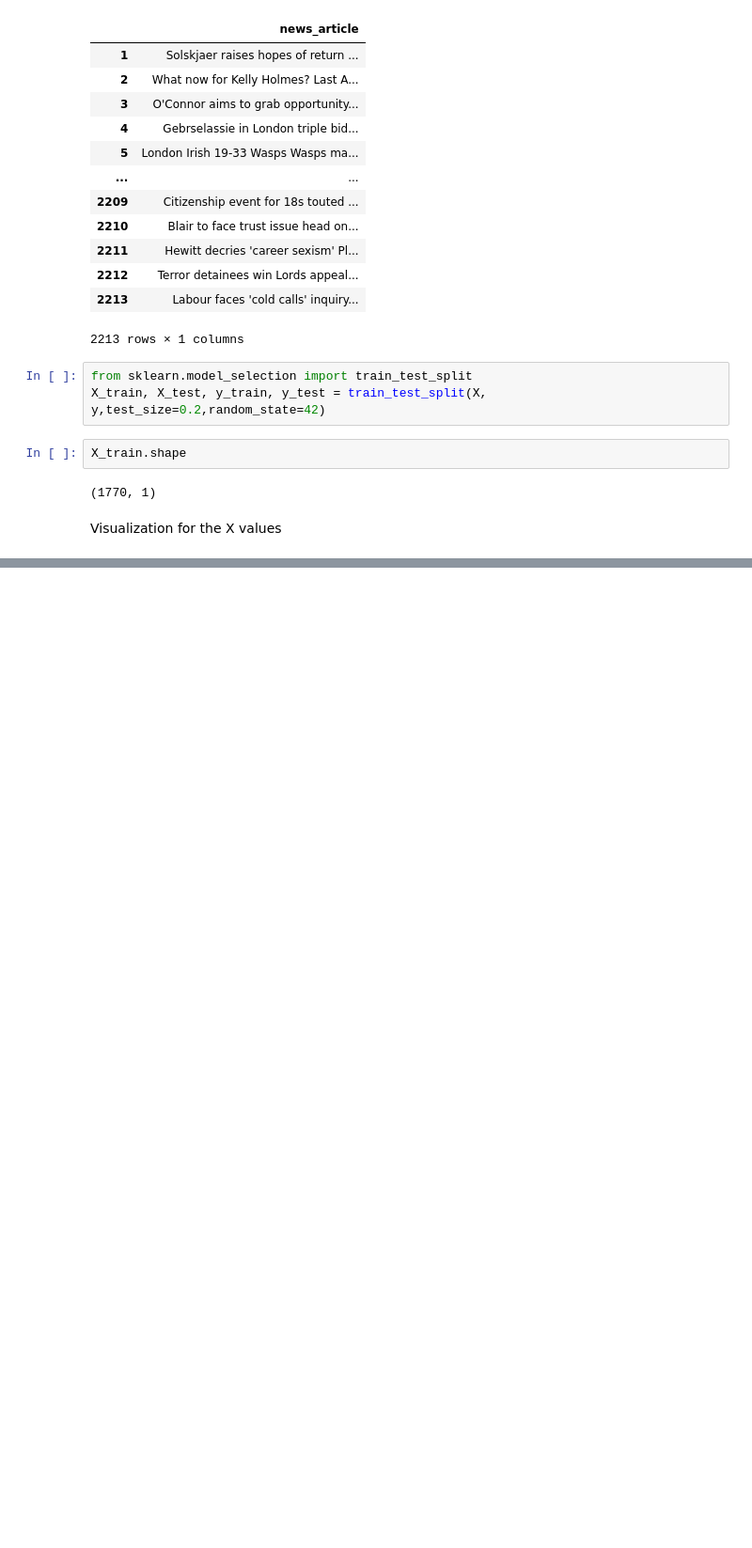
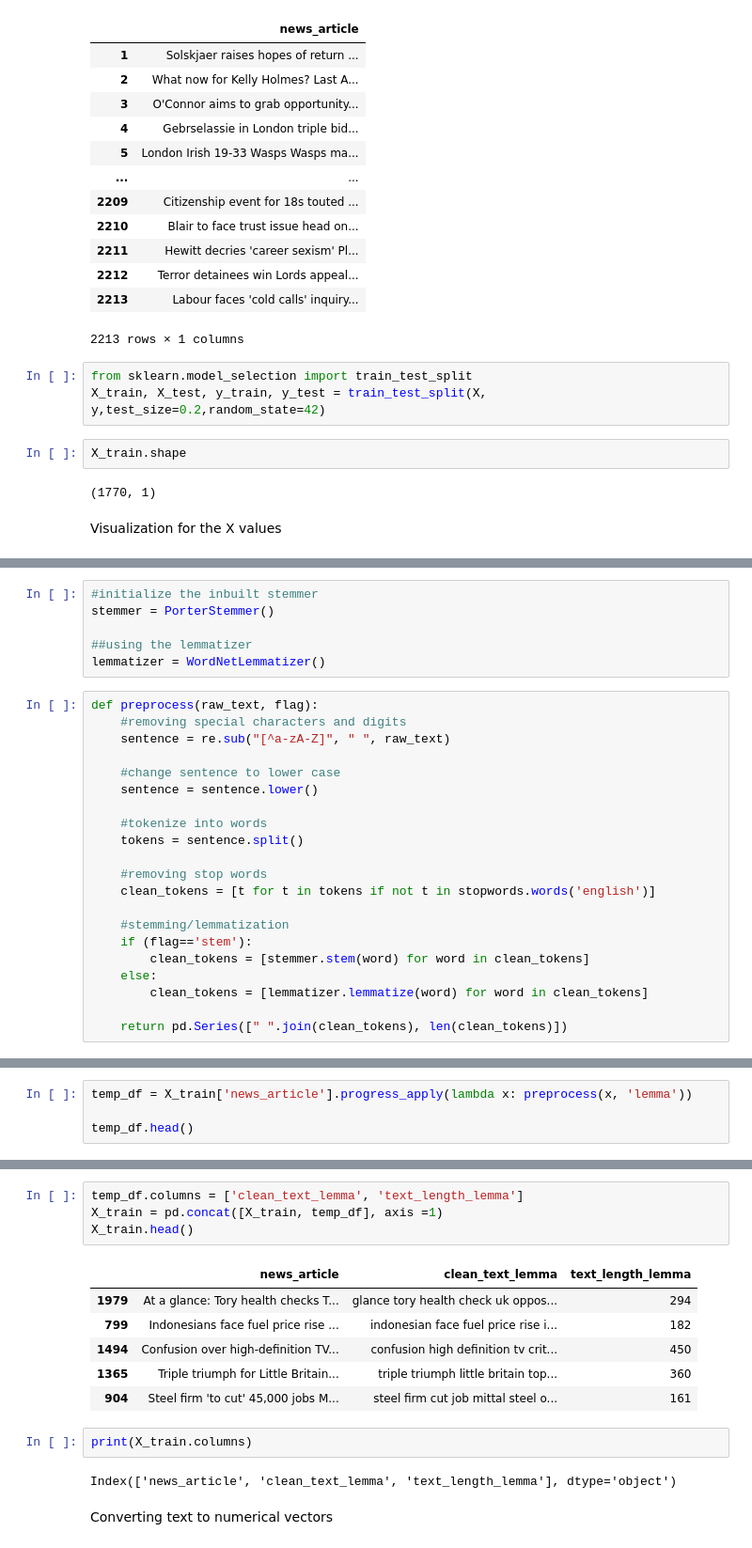
Before and after one commit to Raph4sure/Naive-Bayes-Machine-Learning-Model, a Jupyter notebook: code.ipynb, the cells around one changed output, grey strips where cells are left out. Shown at 94% size. Saved outputs shown, nothing was run; the diff lists cells and outputs as text; blank space fills up the shorter version.

Commit message:
Converting text to numerical vectors and Preprocessing Test Data

```diff
--- a/code.ipynb
+++ b/code.ipynb
@@ -132,0 +140,27 @@ plt.show()
+# %%
+#initialize the inbuilt stemmer
+stemmer = PorterStemmer()
+
+##using the lemmatizer
+lemmatizer = WordNetLemmatizer()
+# %%
+def preprocess(raw_text, flag):
+    #removing special characters and digits
+    sentence = re.sub("[^a-zA-Z]", " ", raw_text)
+
+    #change sentence to lower case
+    sentence = sentence.lower()
+
+    #tokenize into words
+    tokens = sentence.split()
+
+    #removing stop words
+    clean_tokens = [t for t in tokens if not t in stopwords.words('english')]
+
+    #stemming/lemmatization
+    if (flag=='stem'):
+        clean_tokens = [stemmer.stem(word) for word in clean_tokens]
+    else:
+        clean_tokens = [lemmatizer.lemmatize(word) for word in clean_tokens]
+
+    return pd.Series([" ".join(clean_tokens), len(clean_tokens)])
@@ -132,0 +174,4 @@ plt.show()
+# %%
+temp_df = X_train['news_article'].progress_apply(lambda x: preprocess(x, 'lemma'))
+
+temp_df.head()
@@ -132,0 +185,17 @@ plt.show()
+# %%
+temp_df.columns = ['clean_text_lemma', 'text_length_lemma']
+X_train = pd.concat([X_train, temp_df], axis =1)
+X_train.head()
+# %% [output]
+|  | news_article | clean_text_lemma | text_length_lemma |
+| 1979 | At a glance: Tory health checks T... | glance tory health check uk oppos... | 294 |
+| 799 | Indonesians face fuel price rise ... | indonesian face fuel price rise i... | 182 |
+| 1494 | Confusion over high-definition TV... | confusion high definition tv crit... | 450 |
+| 1365 | Triple triumph for Little Britain... | triple triumph little britain top... | 360 |
+| 904 | Steel firm 'to cut' 45,000 jobs M... | steel firm cut job mittal steel o... | 161 |
+# %%
+print(X_train.columns)
+# %% [output]
+Index(['news_article', 'clean_text_lemma', 'text_length_lemma'], dtype='object')
+# %% [markdown]
+Converting text to numerical vectors
```
Also changed, not shown: parts of 9 cells of this notebook.
